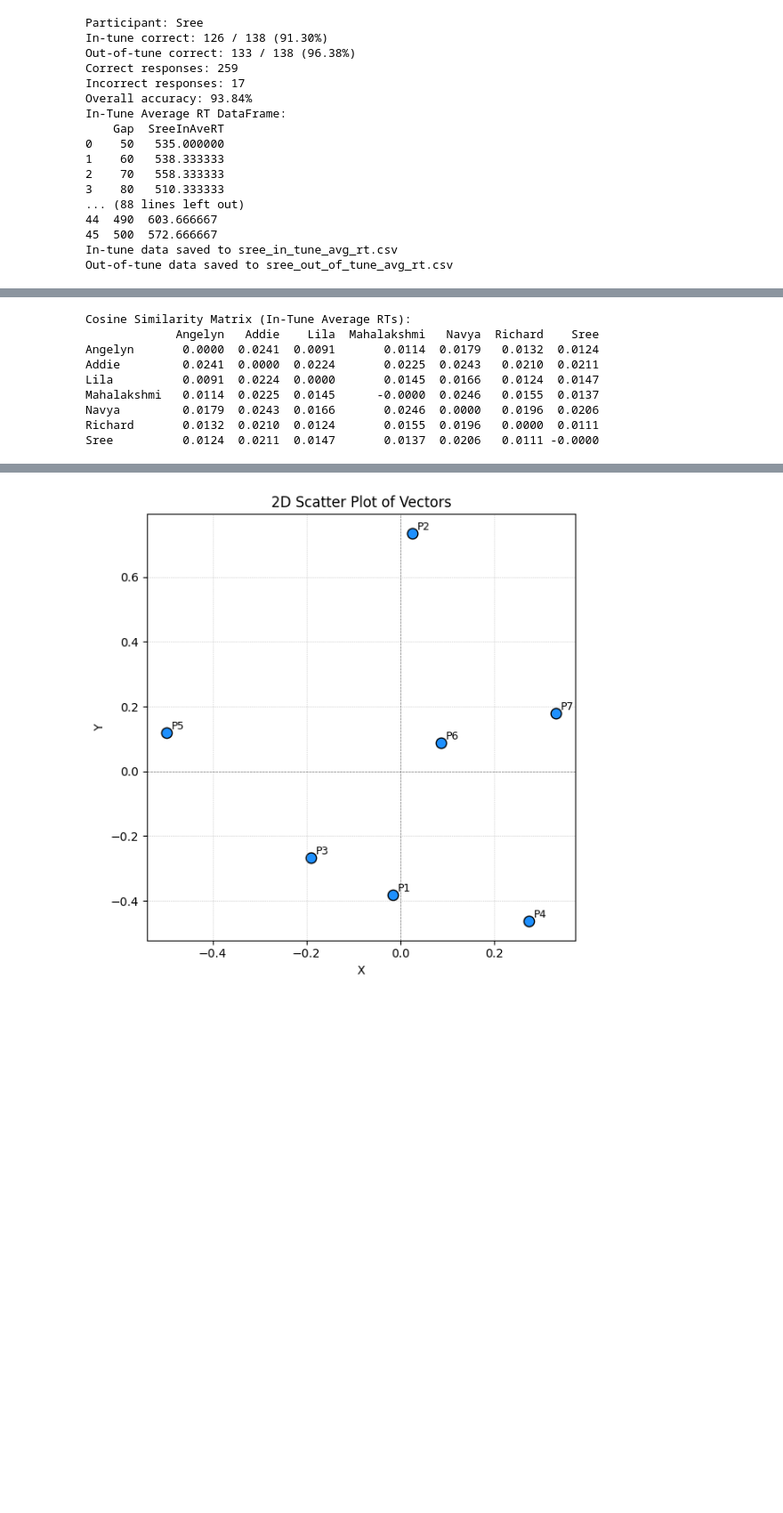
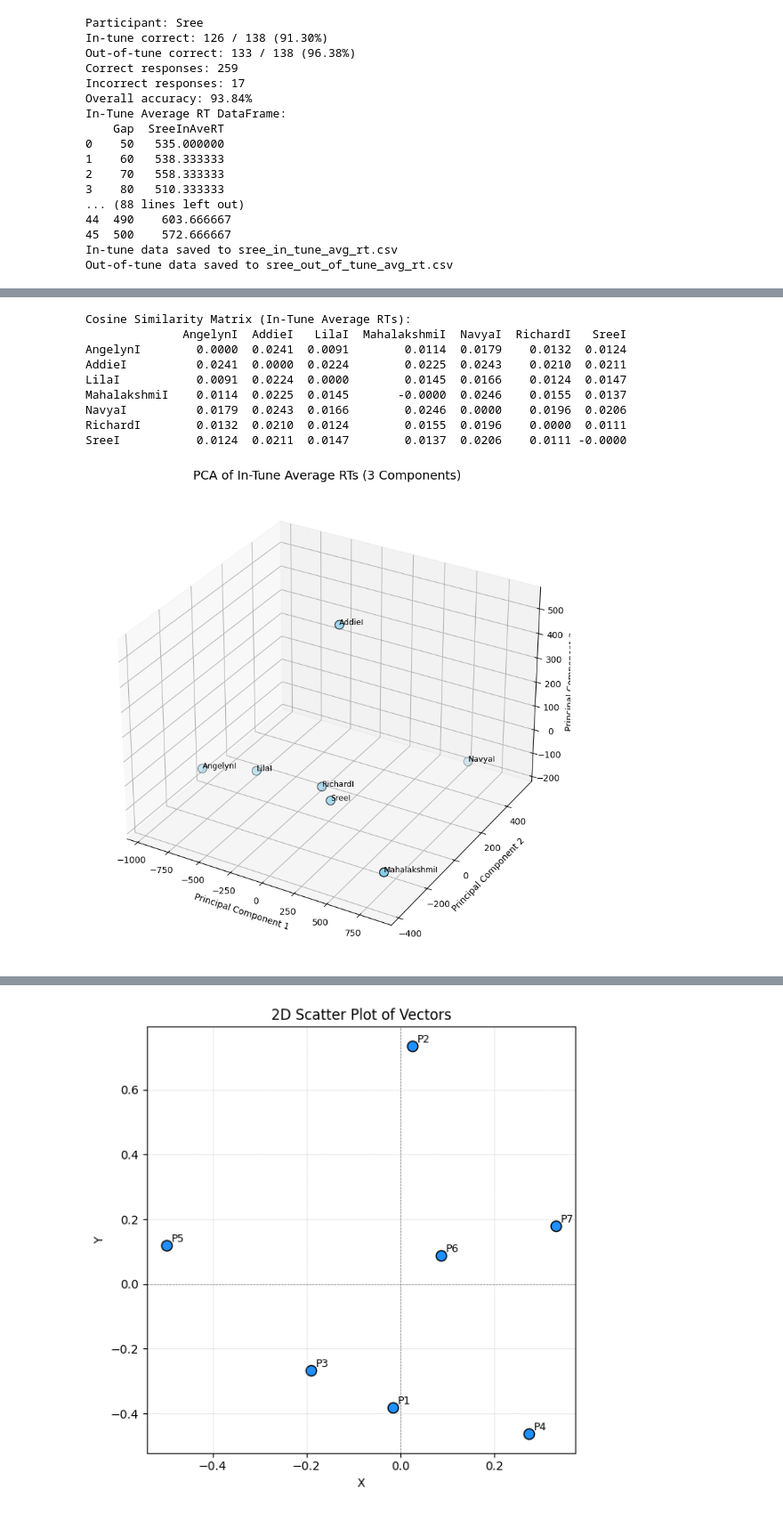
Before and after one commit to vidhyakshayakannan/Temporal-Attention, a Jupyter notebook: analysis/cosine_similarity.ipynb, the cells around one changed output, grey strips where cells are left out. Shown at 89% size. Drawn from its saved outputs; the diff is of its cells as text; code cells hidden in the pictures; blank space fills up the shorter version.

```diff
--- a/analysis/cosine_similarity.ipynb
+++ b/analysis/cosine_similarity.ipynb
@@ -575,9 +575,9 @@ In-tune data saved to navya_in_tune_avg_rt.csv
 Out-of-tune data saved to navya_out_of_tune_avg_rt.csv
 # %%
 file_paths = [
-"/Users/vidhyakshayakannan/Documents/Temporal-Attention/data/richard/richard 1.2.csv",
-"/Users/vidhyakshayakannan/Documents/Temporal-Attention/data/richard/richard 1.3.csv",
-"/Users/vidhyakshayakannan/Documents/Temporal-Attention/data/richard/richard1.1.csv"
+"/Users/vidhyakshayakannan/Documents/Temporal-Attention/data/raw/richard/richard 1.2.csv",
+"/Users/vidhyakshayakannan/Documents/Temporal-Attention/data/raw/richard/richard 1.3.csv",
+"/Users/vidhyakshayakannan/Documents/Temporal-Attention/data/raw/richard/richard1.1.csv"
 ]
 # Check if files exist
 for file in file_paths:
@@ -636,7 +636,7 @@ Out = df[df['Tone'] == 2].copy()
 
 # Create DataFrames with Gap and Reaction Time as columns
 richard_in_tune_df = pd.DataFrame({'Gap': Ave['Gap'], f'{participant_name}InAveRT': Ave[f'{participant_name}InAveRT']})
-richard_out_of_tune_df = pd.DataFrame({'Gap': Ave['Gap'], 'OutAveRT': Ave[f'{participant_name}OutAveRT']})
+richard_out_of_tune_df = pd.DataFrame({'Gap': Ave['Gap'], f'{participant_name}OutAveRT': Ave[f'{participant_name}OutAveRT']})
 
 # Display results
 print("In-Tune Average RT DataFrame:")
@@ -824,7 +791,7 @@ for name, df in participant_dfs.items():
     col_name = f"{name}InAveRT"
     rt_values = df[col_name].values
     rt_matrix.append(rt_values)
-    participant_names.append(name)
+    participant_names.append(name+"I")
 
 # Convert to numpy array
 rt_matrix = np.array(rt_matrix)
@@ -839,11 +806,42 @@ print("Cosine Similarity Matrix (In-Tune Average RTs):")
 print(similarity_df.round(4))  # Rounded for clarity
 # %% [output]
 Cosine Similarity Matrix (In-Tune Average RTs):
-             Angelyn   Addie    Lila  Mahalakshmi   Navya  Richard    Sree
-Angelyn       0.0000  0.0241  0.0091       0.0114  0.0179   0.0132  0.0124
-Addie         0.0241  0.0000  0.0224       0.0225  0.0243   0.0210  0.0211
-Lila          0.0091  0.0224  0.0000       0.0145  0.0166   0.0124  0.0147
-Mahalakshmi   0.0114  0.0225  0.0145      -0.0000  0.0246   0.0155  0.0137
-Navya         0.0179  0.0243  0.0166       0.0246  0.0000   0.0196  0.0206
-Richard       0.0132  0.0210  0.0124       0.0155  0.0196   0.0000  0.0111
-Sree          0.0124  0.0211  0.0147       0.0137  0.0206   0.0111 -0.0000
+              AngelynI  AddieI   LilaI  MahalakshmiI  NavyaI  RichardI   SreeI
+AngelynI        0.0000  0.0241  0.0091        0.0114  0.0179    0.0132  0.0124
+AddieI          0.0241  0.0000  0.0224        0.0225  0.0243    0.0210  0.0211
+LilaI           0.0091  0.0224  0.0000        0.0145  0.0166    0.0124  0.0147
+MahalakshmiI    0.0114  0.0225  0.0145       -0.0000  0.0246    0.0155  0.0137
+NavyaI          0.0179  0.0243  0.0166        0.0246  0.0000    0.0196  0.0206
+RichardI        0.0132  0.0210  0.0124        0.0155  0.0196    0.0000  0.0111
+SreeI           0.0124  0.0211  0.0147        0.0137  0.0206    0.0111 -0.0000
+# %%
+import pandas as pd
+import matplotlib.pyplot as plt
+from mpl_toolkits.mplot3d import Axes3D
+from sklearn.decomposition import PCA
+
+
+pca = PCA(n_components=3)
+pca_result = pca.fit_transform(rt_matrix)
+
+
+pca_df = pd.DataFrame(pca_result, columns=['PC1', 'PC2', 'PC3'])
+pca_df['Participant'] = participant_names
+
+
+fig = plt.figure(figsize=(10, 8))
+ax = fig.add_subplot(111, projection='3d')
+ax.scatter(pca_df['PC1'], pca_df['PC2'], pca_df['PC3'], s=100, color='skyblue', edgecolor='black')
+
+
+for i, row in pca_df.iterrows():
+    ax.text(row['PC1'] + 0.01, row['PC2'] + 0.01, row['PC3'] + 0.01, row['Participant'], fontsize=9)
+
+ax.set_title('PCA of In-Tune Average RTs (3 Components)', fontsize=14)
+ax.set_xlabel('Principal Component 1')
+ax.set_ylabel('Principal Component 2')
+ax.set_zlabel('Principal Component 3')
+plt.tight_layout()
+plt.show()
+# %% [output]
+[figure, added]
```
Also changed, not shown: parts of 31 cells of this notebook, 43 other files.
